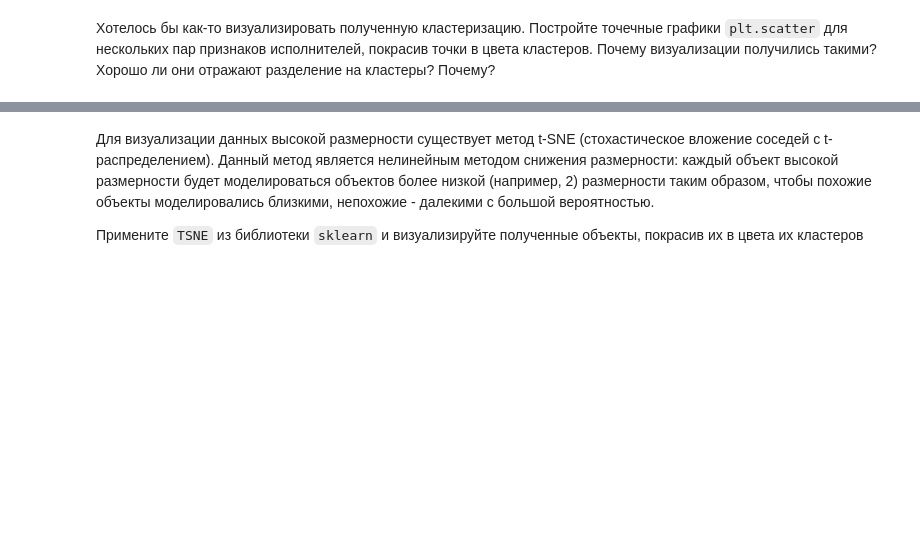
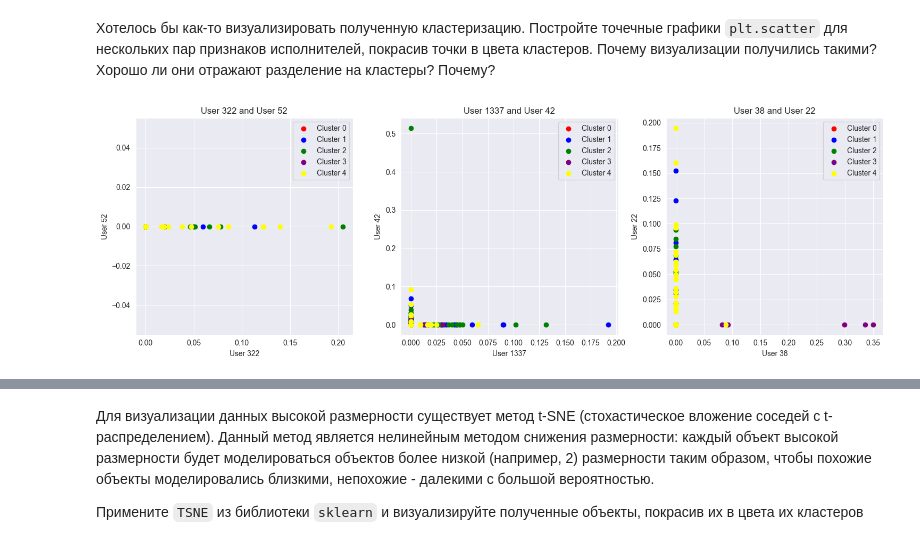
Before and after one commit to FreeCadelca/IAD_ML_HW1, a Jupyter notebook: hw08_boosting/hw-08-KuleshovDmitriy.ipynb, the cells around one changed output, grey strips where cells are left out. Drawn from its saved outputs; the diff is of its cells as text; code cells hidden in the pictures; blank space fills up the shorter version.

```diff
--- a/hw08_boosting/hw-08-KuleshovDmitriy.ipynb
+++ b/hw08_boosting/hw-08-KuleshovDmitriy.ipynb
@@ -457,5 +508,5 @@ from sklearn.preprocessing import normalize
 from scipy.spatial.distance import cosine
 
 centroids = km.cluster_centers_
-
-# -- YOUR CODE HERE --
+artists_clusters = pd.DataFrame({'artist': ratings_normalized.index, 'cluster': km.labels_})
+artists_clusters
@@ -461,0 +527,17 @@ centroids = km.cluster_centers_
+# %%
+top_10 = []
+for index_cluster in range(centroids.shape[0]):
+    artists_in_current_cluster = artists_clusters[artists_clusters["cluster"] == index_cluster]["artist"]
+    artists_cosine_length = pd.DataFrame(
+        {
+            'artist': artists_in_current_cluster,
+            'length_to_center': artists_in_current_cluster.apply(
+                lambda artist: cosine(centroids[index_cluster], ratings_normalized.loc[artist].values)
+            )
+        }
+    )
+    sorted_artists_cosine_length = artists_cosine_length.sort_values(axis=0, by='length_to_center')
+    top_10.append(sorted_artists_cosine_length.head(10))
+for i in top_10:
+    print(i)
+    print()
@@ -468,5 +575,29 @@ centroids = km.cluster_centers_
 # %%
 import matplotlib.pyplot as plt
 
-# -- YOUR CODE HERE --
+user_pairs = [
+    (322, 52),
+    (1337, 42),
+    (38, 22)
+]
+
+fig, axes = plt.subplots(1, 3, figsize=(15, 5))
+
+colors = ['red', 'blue', 'green', 'purple', 'yellow']
+
+for i in range(len(user_pairs)):
+    x = ratings_normalized.iloc[:, user_pairs[i][0]]
+    y = ratings_normalized.iloc[:, user_pairs[i][1]]
+    for cluster in range(5):
+        mask = km.labels_ == cluster
+        axes[i].scatter(x[mask], y[mask], c=colors[cluster], label=f'Cluster {cluster}')
+    axes[i].set_xlabel(f'User {user_pairs[i][0]}')
+    axes[i].set_ylabel(f'User {user_pairs[i][1]}')
+    axes[i].set_title(f'User {user_pairs[i][0]} and User {user_pairs[i][1]}')
+    axes[i].legend()
+
+plt.tight_layout()
+plt.show()
+# %% [output]
+[figure, added]
 # %% [markdown]
```
Also changed, not shown: parts of 34 cells of this notebook.
